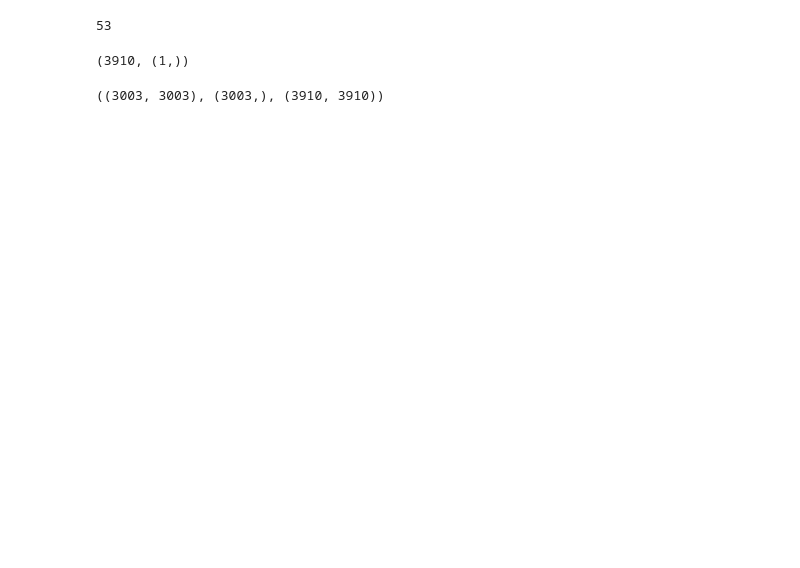
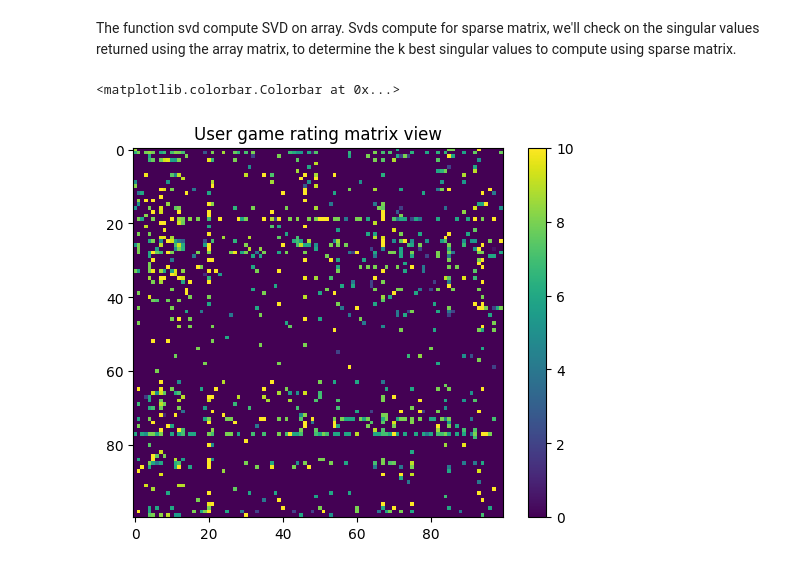
Before and after one commit to Franciline/Recommendation_system, a Jupyter notebook: svd_matrix.ipynb, the cells around one changed output. Drawn from its saved outputs; the diff is of its cells as text; code cells hidden in the pictures; blank space fills up the shorter version.

Commit message:
plotting figures for svd matrix

```diff
--- a/svd_matrix.ipynb
+++ b/svd_matrix.ipynb
@@ -40,9 +40,14 @@ user_game_ratings, mask_ratings, users_table_assoc, games_table_assoc = get_matr
 # %%
-# np.set_printoptions(threshold=np.inf) # see the array without truncation, to truncate, threshold = 0
-user_game_ratings.todense()[0].nonzero()[0].size
+# see the array without truncation, to truncate, threshold = 0
+# np.set_printoptions(threshold=np.inf)
-# %% [output]
-53
+# %% [markdown]
+The function svd compute SVD on array. Svds compute for sparse matrix, we'll check on the singular values returned using the array matrix, to determine the k best singular values to compute using sparse matrix.
 # %%
 # transforming the matrix as array for svd
 mat_ug = user_game_ratings.toarray()
-mat_ug[0].nonzero()[0].shape
+plt.imshow(mat_ug[:100,:100])
+plt.title("User game rating matrix view")
+plt.colorbar()
+# %% [output]
+<matplotlib.colorbar.Colorbar at 0x...>
+[figure, added]
@@ -55,9 +53,0 @@ a, d, b = np.load("generated_data/a.npy"), np.load("generated_data/d.npy"), np.l
-# %%
-e = np.dot(a[0].shape, d[0])
-b.shape[0]
-# %% [output]
-(3910, (1,))
-# %%
-a.shape, d.shape, b.shape
-# %% [output]
-((3003, 3003), (3003,), (3910, 3910))
```
Also changed, not shown: parts of 27 cells of this notebook, 8 other files.
